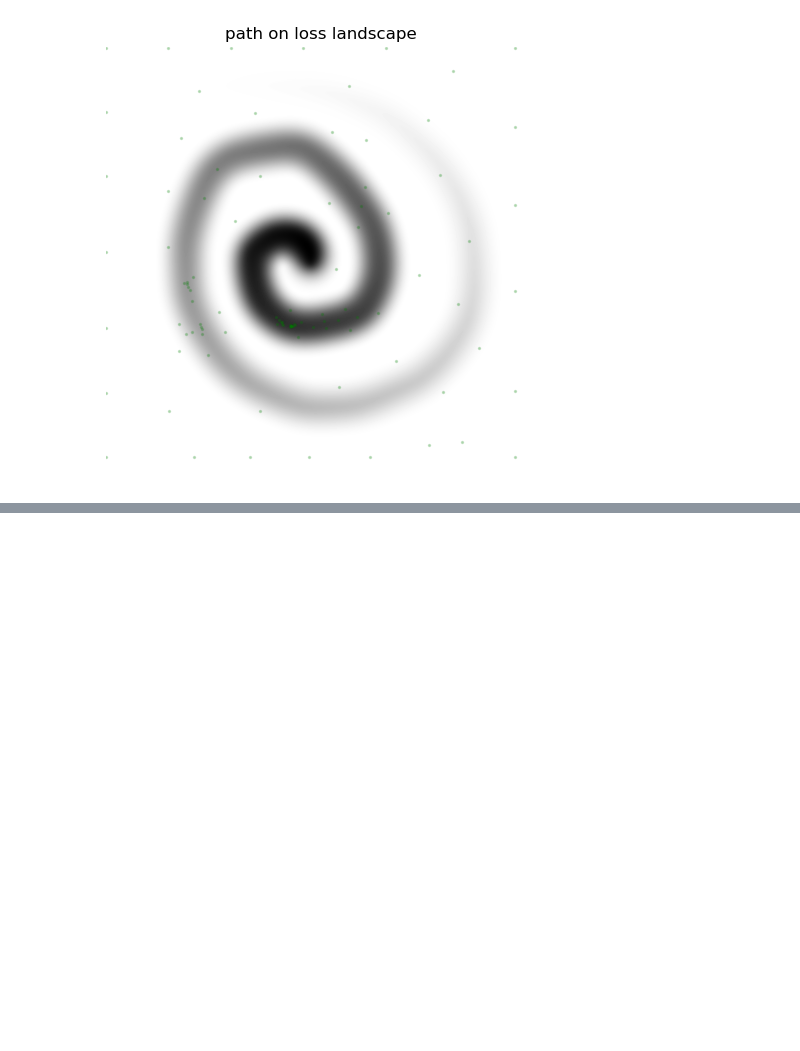
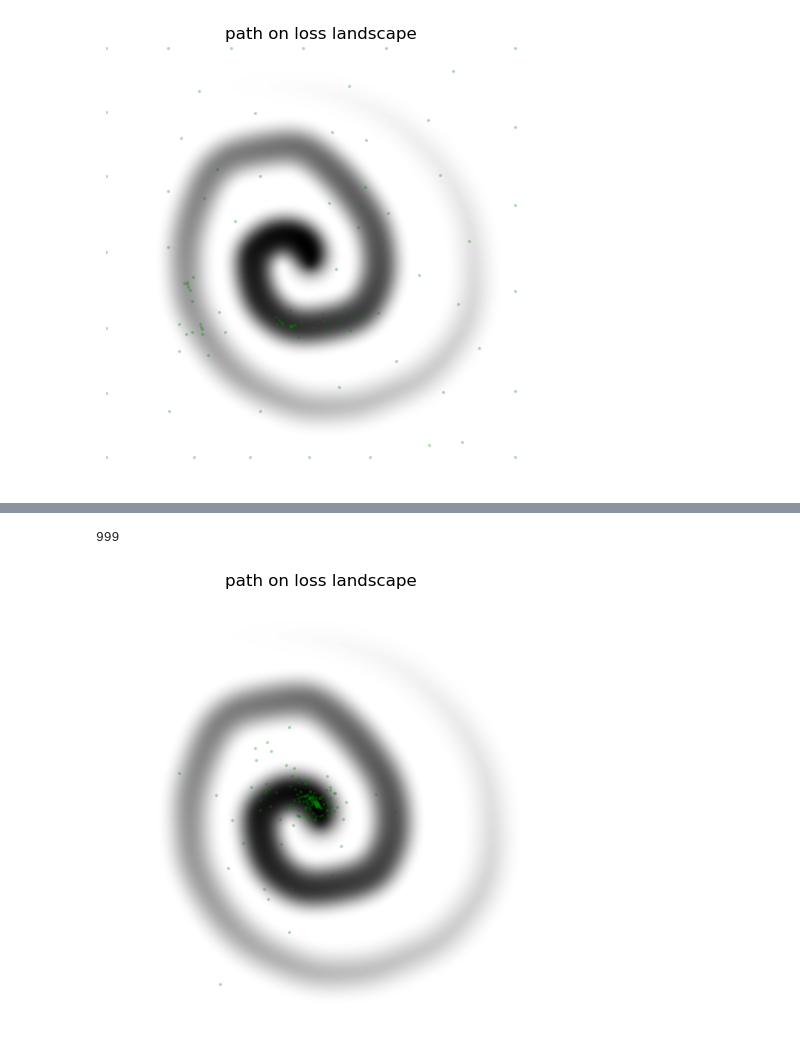
Before and after one commit to inikishev/torchzero-old, a Jupyter notebook: notebooks/algos/OptunaOptimizer.ipynb, the cells around one changed output, grey strips where cells are left out. Drawn from its saved outputs; the diff is of its cells as text; code cells hidden in the pictures; blank space fills up the shorter version.

```diff
--- a/notebooks/algos/OptunaOptimizer.ipynb
+++ b/notebooks/algos/OptunaOptimizer.ipynb
@@ -86,7 +86,7 @@ descent.plot_path()
 # %%
 descent = ImageDescent(image, coords=(915, 500))
 
-sampler = optuna.integration.BoTorchSampler(deterministic_objective=True)
+sampler = optuna_integration.BoTorchSampler()
 optimizer = OptunaOptimizer(descent.parameters(), sampler = sampler, domain = (-1, 1), enable_grad=True)
 for i in range(100):
     print(i, end='\r')
@@ -95,0 +110,13 @@ descent.plot_path()
+# %%
+descent = ImageDescent(image, coords=(915, 500))
+
+sampler = optuna_integration.PyCmaSampler()
+optimizer = OptunaOptimizer(descent.parameters(), sampler = sampler, domain = (-1, 1), enable_grad=True)
+for i in range(1000):
+    print(i, end='\r')
+    optimizer.zero_grad()
+    optimizer.step(descent.step_nograd_search)
+descent.plot_path()
+# %% [output]
+999
+[figure, added]
```
Also changed, not shown: parts of 8 cells of this notebook, 1 other file.
